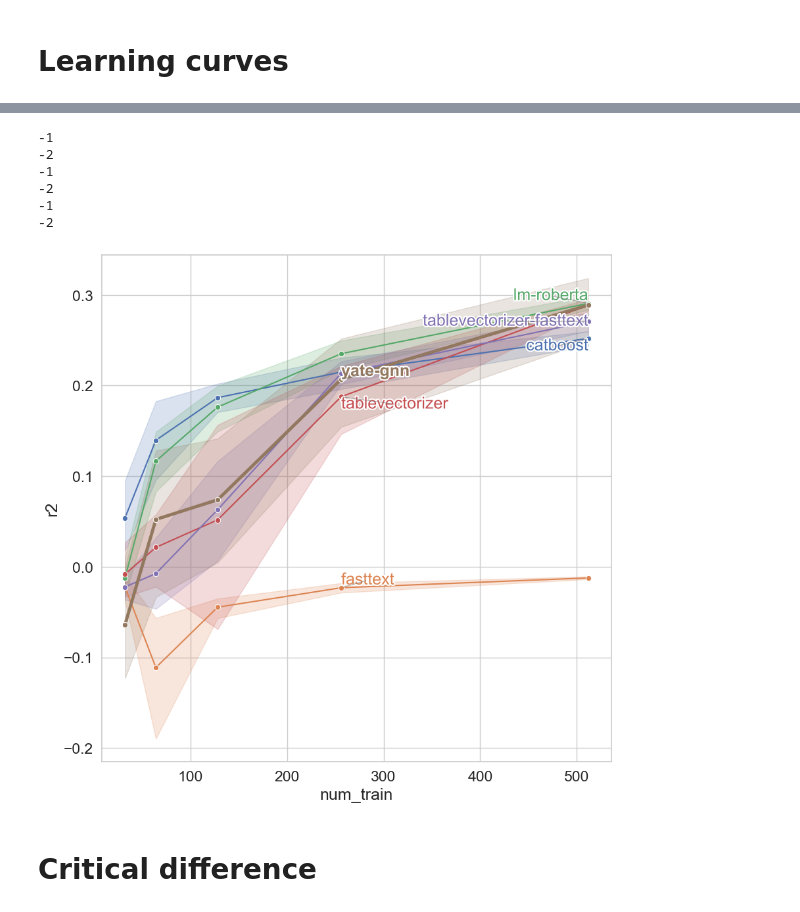
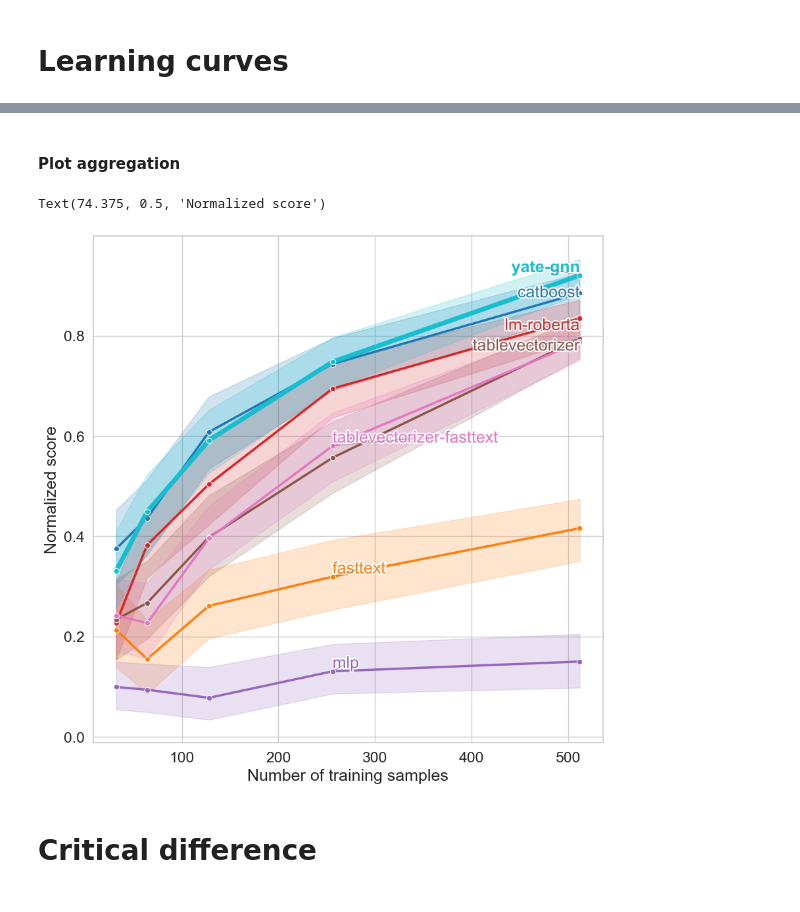
Before and after one commit to myungkim930/YATE, a Jupyter notebook: plots.ipynb, the cells around one changed output, grey strips where cells are left out. Saved outputs shown, nothing was run; the diff lists cells and outputs as text; code cells hidden in the pictures.

Commit message:
plot improvements

```diff
--- a/plots.ipynb
+++ b/plots.ipynb
@@ -37,0 +136,4 @@ df_pivot = df_pivot[df_pivot['model'] != 'mlp']
+# %%
+# compute rank (descending)
+df_all = df_all_origin.copy()
+df_all["rank"] = df_all.groupby(["num_train", "dataset", "random_state"])["score"].rank(ascending=False)
@@ -37,0 +193,26 @@ df_pivot = df_pivot[df_pivot['model'] != 'mlp']
+# %%
+# Compute normalized scores
+def normalize(group, stategy='minmax'):
+    # assume the score is to be maximized
+    # so r2 or roc_auc but not rmse
+    if stategy == 'minmax':
+        min_score = group['score'].min()
+        max_score = group['score'].max()
+        group["min_score"] = min_score
+        group["max_score"] = max_score
+        group['normalized_score'] = (group['score'] - min_score) / (max_score - min_score)
+    elif isinstance(stategy, float):
+        # if it is a float, it is the quantile we use instead of the min
+        min_score = group['score'].quantile(stategy)
+        max_score = group['score'].max()
+        group["min_score"] = min_score
+        group["max_score"] = max_score
+        group['normalized_score'] = (group['score'] - min_score) / (max_score - min_score)
+        # if lower than the quantile, set to 0
+        group.loc[group['score'] < min_score, 'normalized_score'] = 0
+    return group
+
+df_all = df_all_origin.copy()
+df_all = df_all.groupby(['dataset', 'random_state']).apply(normalize, stategy=0.1)
+#df_all = df_all.groupby(['num_train', 'dataset', 'random_state']).apply(normalize, stategy=0.1)
+#df_all = df_all.groupby(['dataset']).apply(normalize, stategy=0.1)
@@ -38,8 +245,8 @@ df_pivot = df_pivot[df_pivot['model'] != 'mlp']
+# %% [markdown]
+#### Plot aggregation
 # %%
 from adjustText import adjust_text
 import matplotlib.patheffects as PathEffects
-
-
 # fig size
 plt.figure(figsize=(10, 10))
 
@@ -49,44 +256,43 @@ sns.set(style="whitegrid", font_scale=1.5)
 # Create the lineplot
 ax = sns.lineplot(
     x="num_train",
-    y="r2",
+    y="normalized_score",
     hue="model",
-    data=df_pivot,
+    data=df_all,
     marker="o",
+    linewidth=2.5,
+    palette=model_color_palette  # Use the custom palette
 )
 
 # Prepare to annotate the lines with adjustText
 texts = []
 lines = ax.lines
-for i, (model, line) in enumerate(zip(df_pivot['model'].unique(), lines)):
+for i, (model, line) in enumerate(zip(df_all['model'].unique(), lines)):
     index = -1 - (i % 2)
     x_last = line.get_xdata()[index]
     y_last = line.get_ydata()[index]
 
     # Make the line corresponding to "yate_gnn" model thicker
     if model == "yate-gnn":
-        line.set_linewidth(3.5)  # adjust as needed
+        line.set_linewidth(5)  # adjust as needed
         # text bold
         text = ax.text(x_last, y_last, model, color=line.get_color(), weight='bold')
     else:
         text = ax.text(x_last, y_last, model, color=line.get_color())
     text.set_path_effects([PathEffects.withStroke(linewidth=3, foreground='white')])
     texts.append(text)
 
 
 # Use adjust_text to repel the labels
 adjust_text(texts, force_points=0.3, force_text=0.8, expand_points=(1,1), expand_text=(1,1),
             arrowprops=dict(arrowstyle="-", color='gray', lw=0.5))
 # remove legend
 ax.legend_.remove()
+ax.set_xlabel("Number of training samples")
+ax.set_ylabel("Normalized score")
 # %% [output]
--1
--2
--1
--2
--1
--2
+Text(74.375, 0.5, 'Normalized score')
-[figure, old version]
+[figure, new version]
 # %% [markdown]
 # Critical difference
 # %% [markdown]
```
Also changed, not shown: parts of 13 cells of this notebook.
